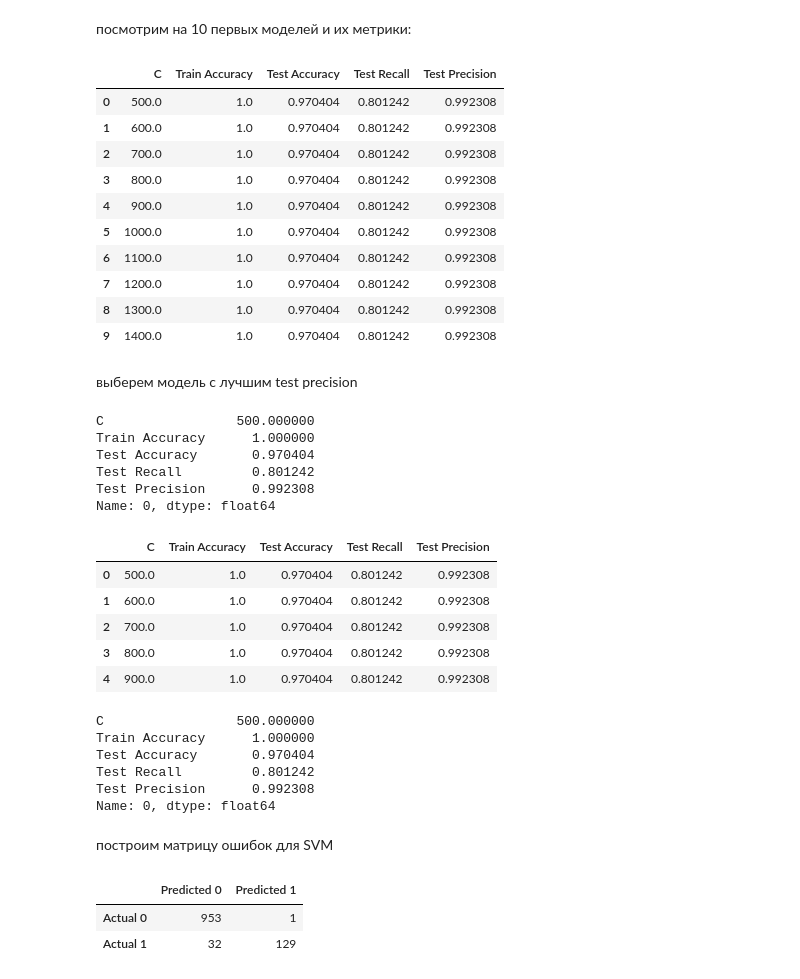
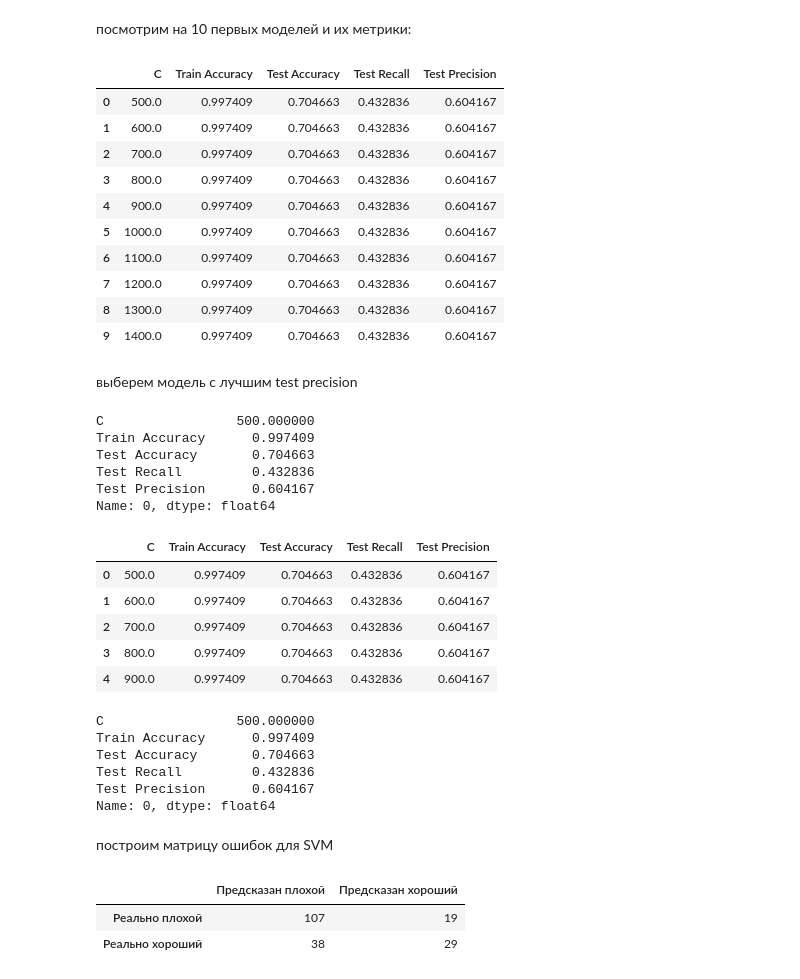
Before and after one commit to Svet-Bug/Projects, a Jupyter notebook: ProjectClassif.ipynb, the cells around one changed output. Saved outputs shown, nothing was run; the diff lists cells and outputs as text; code cells hidden in the pictures.

```diff
--- a/ProjectClassif.ipynb
+++ b/ProjectClassif.ipynb
@@ -365,0 +311,4 @@ data
+# %%
+DataRN["Estimation"]=DataRN["Estimation"].map({"GOOD":1,"BAD":0})
+
+DataRN
@@ -371,9 +337,9 @@ data
 - y_test -  кусочек датафрейма с текстами, на котором будем проверять, как алгоритм сработал
 # %%
 # новые переменные
-X_train, X_test, y_train, y_test = model_selection.train_test_split(X, data['spam'],
+X_train, X_test, y_train, y_test = model_selection.train_test_split(X, DataRN['Estimation'],
                                                                     test_size=0.2, random_state=50)
 
-# print(X_train.shape, X_test.shape)
+print(X_train.shape, X_test.shape)
 sum(y_test == 1)
 # %% [output]
@@ -490,7 +457,7 @@ Name: 53, dtype: float64
 # %% [markdown]
 ### сделаем предикшн
 # %%
-bayes = naive_bayes.MultinomialNB(alpha= 5.830010) # используем лучшую модель
+bayes = naive_bayes.MultinomialNB(alpha= 0.990010) # используем лучшую модель
 bayes.fit(X_train, y_train) # тренируем алгоритм на данных
 
 bayes.predict(X_test) # метод для предсказания
@@ -559,16 +524,16 @@ models = pd.DataFrame(data = matrix, columns =
 models.head(n=10)
 # %% [output]
 |  | C | Train Accuracy | Test Accuracy | Test Recall | Test Precision |
-| 0 | 500.0 | 1.0 | 0.970404 | 0.801242 | 0.992308 |
-| 1 | 600.0 | 1.0 | 0.970404 | 0.801242 | 0.992308 |
-| 2 | 700.0 | 1.0 | 0.970404 | 0.801242 | 0.992308 |
-| 3 | 800.0 | 1.0 | 0.970404 | 0.801242 | 0.992308 |
-| 4 | 900.0 | 1.0 | 0.970404 | 0.801242 | 0.992308 |
-| 5 | 1000.0 | 1.0 | 0.970404 | 0.801242 | 0.992308 |
-| 6 | 1100.0 | 1.0 | 0.970404 | 0.801242 | 0.992308 |
-| 7 | 1200.0 | 1.0 | 0.970404 | 0.801242 | 0.992308 |
-| 8 | 1300.0 | 1.0 | 0.970404 | 0.801242 | 0.992308 |
-| 9 | 1400.0 | 1.0 | 0.970404 | 0.801242 | 0.992308 |
+| 0 | 500.0 | 0.997409 | 0.704663 | 0.432836 | 0.604167 |
+| 1 | 600.0 | 0.997409 | 0.704663 | 0.432836 | 0.604167 |
+| 2 | 700.0 | 0.997409 | 0.704663 | 0.432836 | 0.604167 |
+| 3 | 800.0 | 0.997409 | 0.704663 | 0.432836 | 0.604167 |
+| 4 | 900.0 | 0.997409 | 0.704663 | 0.432836 | 0.604167 |
+| 5 | 1000.0 | 0.997409 | 0.704663 | 0.432836 | 0.604167 |
+| 6 | 1100.0 | 0.997409 | 0.704663 | 0.432836 | 0.604167 |
+| 7 | 1200.0 | 0.997409 | 0.704663 | 0.432836 | 0.604167 |
+| 8 | 1300.0 | 0.997409 | 0.704663 | 0.432836 | 0.604167 |
+| 9 | 1400.0 | 0.997409 | 0.704663 | 0.432836 | 0.604167 |
 # %% [markdown]
 выберем модель с лучшим test precision
 # %%
@@ -577,41 +542,41 @@ best_index = models['Test Precision'].idxmax()
 display(models.iloc[best_index, :])
 # %% [output]
 C                 500.000000
-Train Accuracy      1.000000
-Test Accuracy       0.970404
-Test Recall         0.801242
-Test Precision      0.992308
+Train Accuracy      0.997409
+Test Accuracy       0.704663
+Test Recall         0.432836
+Test Precision      0.604167
 Name: 0, dtype: float64
 # %%
 # посмотрим на модели с почти 100% Precision
 
-models[models['Test Precision']>0.99].head(5)
+models[models['Test Precision']>0.6].head(5)
 # %% [output]
 |  | C | Train Accuracy | Test Accuracy | Test Recall | Test Precision |
-| 0 | 500.0 | 1.0 | 0.970404 | 0.801242 | 0.992308 |
-| 1 | 600.0 | 1.0 | 0.970404 | 0.801242 | 0.992308 |
-| 2 | 700.0 | 1.0 | 0.970404 | 0.801242 | 0.992308 |
-| 3 | 800.0 | 1.0 | 0.970404 | 0.801242 | 0.992308 |
-| 4 | 900.0 | 1.0 | 0.970404 | 0.801242 | 0.992308 |
+| 0 | 500.0 | 0.997409 | 0.704663 | 0.432836 | 0.604167 |
+| 1 | 600.0 | 0.997409 | 0.704663 | 0.432836 | 0.604167 |
+| 2 | 700.0 | 0.997409 | 0.704663 | 0.432836 | 0.604167 |
+| 3 | 800.0 | 0.997409 | 0.704663 | 0.432836 | 0.604167 |
+| 4 | 900.0 | 0.997409 | 0.704663 | 0.432836 | 0.604167 |
 # %%
-best_index = models[models['Test Precision']>0.99]['Test Accuracy'].idxmax()
+best_index = models[models['Test Precision']>0.6]['Test Accuracy'].idxmax()
 svc = svm.SVC(C=list_C[best_index])
 svc.fit(X_train, y_train)
 models.iloc[best_index, :]
 # %% [output]
 C                 500.000000
-Train Accuracy      1.000000
-Test Accuracy       0.970404
-Test Recall         0.801242
-Test Precision      0.992308
+Train Accuracy      0.997409
+Test Accuracy       0.704663
+Test Recall         0.432836
+Test Precision      0.604167
 Name: 0, dtype: float64
 # %% [markdown]
 построим матрицу ошибок для SVM
 # %%
 m_confusion_test = metrics.confusion_matrix(y_test, svc.predict(X_test))
-pd.DataFrame(data = m_confusion_test, columns = ['Predicted 0', 'Predicted 1'],
-            index = ['Actual 0', 'Actual 1'])
+pd.DataFrame(data = m_confusion_test, columns = ['Предсказан плохой', 'Предсказан хороший'],
+            index = ['Реально плохой', 'Реально хороший'])
 # %% [output]
-|  | Predicted 0 | Predicted 1 |
-| Actual 0 | 953 | 1 |
-| Actual 1 | 32 | 129 |
+|  | Предсказан плохой | Предсказан хороший |
+| Реально плохой | 107 | 19 |
+| Реально хороший | 38 | 29 |
```
Also changed, not shown: parts of 36 cells of this notebook.
